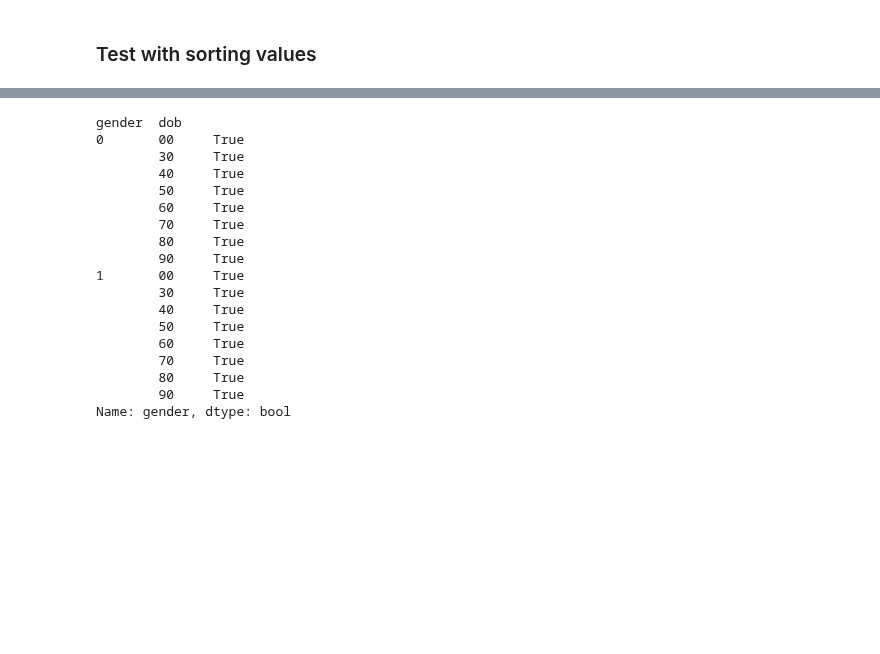
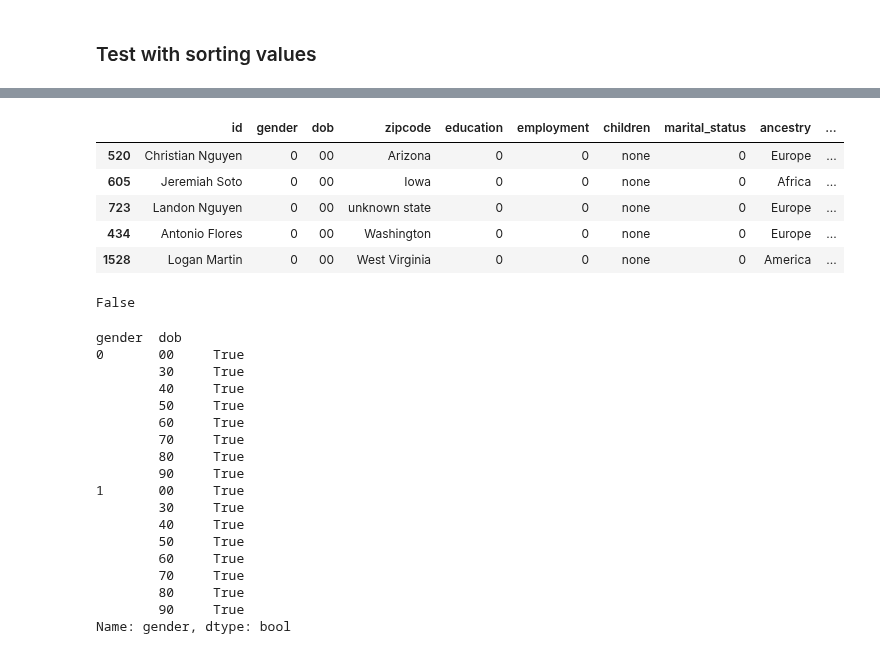
Before and after one commit to SimonLegendrre/LINMA2472_AlgoInDataScienceProjet1, a Jupyter notebook: P3/code/project3_simon.ipynb, the cells around one changed output, grey strips where cells are left out. Drawn from its saved outputs; the diff is of its cells as text; code cells hidden in the pictures; blank space fills up the shorter version.

Commit message:
fonction k_anonymity

```diff
--- a/P3/code/project3_simon.ipynb
+++ b/P3/code/project3_simon.ipynb
@@ -416,0 +374,10 @@ is_k = (gr.count() > 2)
+# %%
+#pd.set_option('display.max_rows', None)
+data.head()
+# %% [output]
+|  | id | gender | dob | zipcode | education | employment | children | marital_status | ancestry | ... |
+| 520 | Christian Nguyen | 0 | 00 | Arizona | 0 | 0 | none | 0 | Europe | ... |
+| 605 | Jeremiah Soto | 0 | 00 | Iowa | 0 | 0 | none | 0 | Africa | ... |
+| 723 | Landon Nguyen | 0 | 00 | unknown state | 0 | 0 | none | 0 | Europe | ... |
+| 434 | Antonio Flores | 0 | 00 | Washington | 0 | 0 | none | 0 | Europe | ... |
+| 1528 | Logan Martin | 0 | 00 | West Virginia | 0 | 0 | none | 0 | America | ... |
@@ -417 +390,6 @@ is_k = (gr.count() > 2)
+# %%
+rep = check_k_anonymity(data, 2, ["gender", "dob", "education","number_vehicles", "accommodation"] )
+print(rep.count() )
+# %% [output]
+False
 # %%
```
Also changed, not shown: parts of 8 cells of this notebook.
